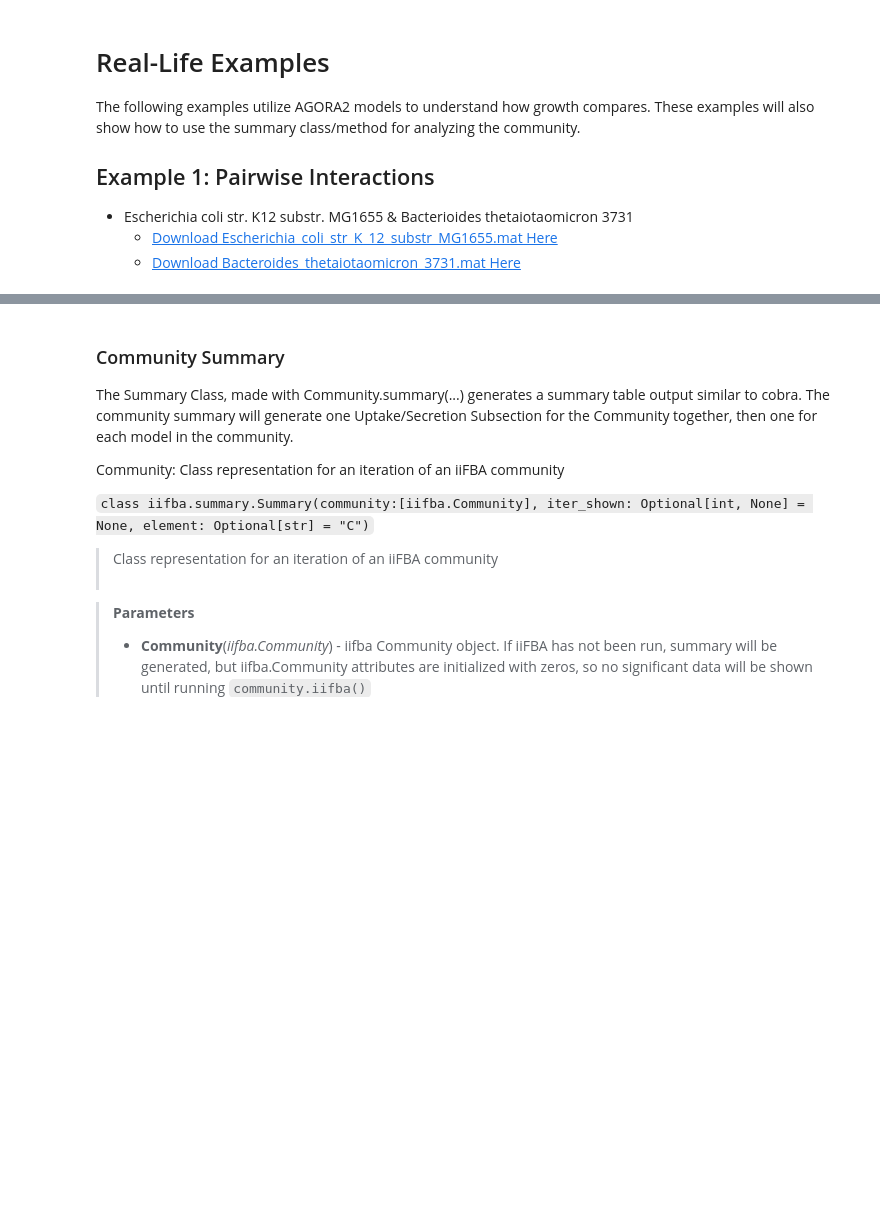
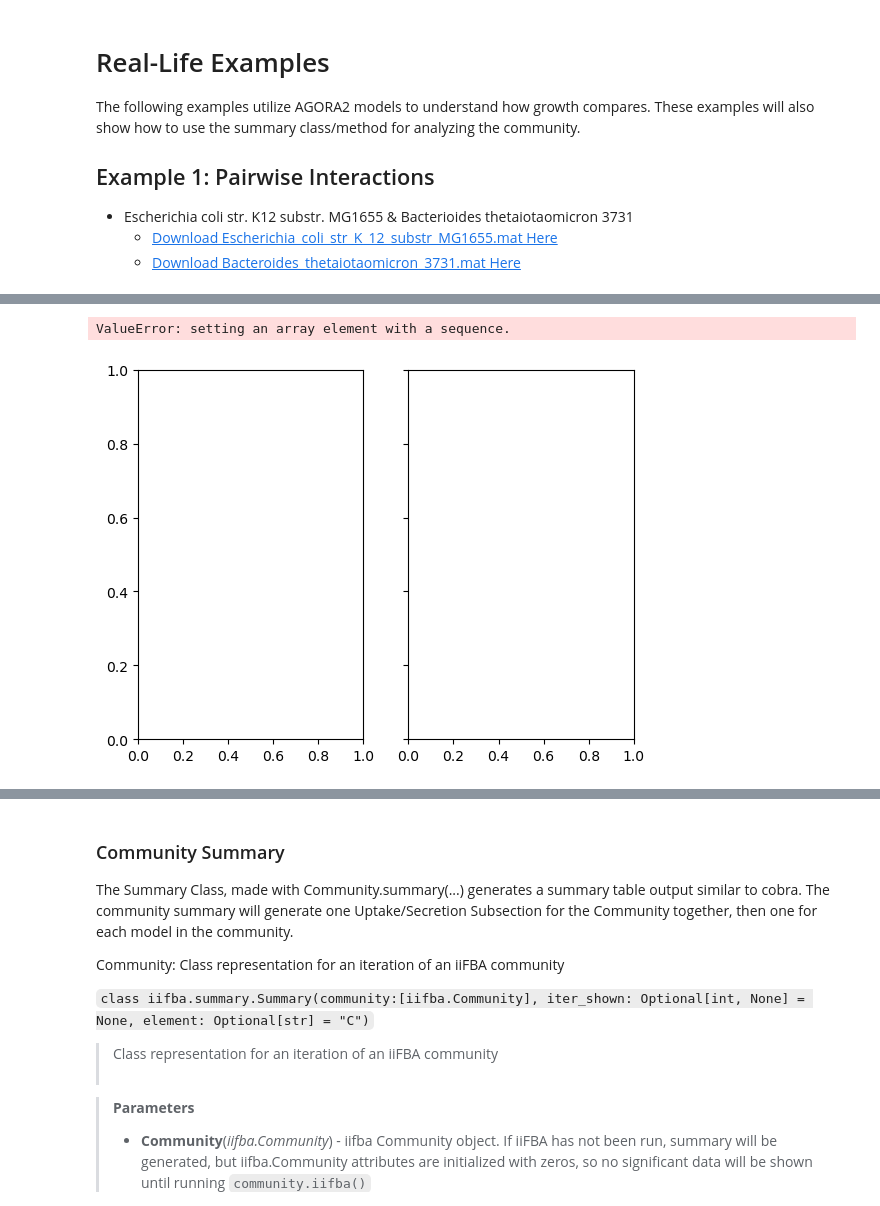
Before and after one commit to m-3-lab/iiFBA, a Jupyter notebook: Examples/iifba_utilization.ipynb, the cells around one changed output, grey strips where cells are left out. Drawn from its saved outputs; the diff is of its cells as text; code cells hidden in the pictures; blank space fills up the shorter version.

Commit message:
update comm object
change some examples, add new comm object (will remove old)

```diff
--- a/Examples/iifba_utilization.ipynb
+++ b/Examples/iifba_utilization.ipynb
@@ -590,0 +642,31 @@ Convergence achieved.
+# %%
+# V:,j* x fn,j* /V:,j*@ a
+import matplotlib.pyplot as plt
+
+#plot model results
+fig, ax = plt.subplots(1,2, sharey=True)
+print(org_flux.loc[0, :]["biomass525"])
+ax[0] = iifba.iifba_vis(org_flux.loc[0, :]["biomass525"], ax=ax[0])
+ax[1] = iifba.iifba_vis(org_flux.loc[1, :]["bio1"], ax=ax[1])
+
+# set titles for readability
+ax[0].set_title(f"E. coli ($a_0 = 0.5$)")
+ax[1].set_title(f"B. theta ($a_1 = 0.5$)")
+fig.suptitle(f"Community Cumulative Biomass over {community.iters} Iterations")
+fig.tight_layout()
+
+# compared to cobrapy FBA
+for ex, flux in media.items():
+	if ex in EC.exchanges:
+		EC.exchanges.get_by_id(ex).lower_bound = flux
+print("E. coli FBA Objective:  ", EC.optimize().objective_value)
+print("E. coli iiFBA Objective:", org_flux.loc[0, :]["biomass525"].sum())
+
+for ex, flux in media.items():
+	if ex in BT.exchanges:
+		BT.exchanges.get_by_id(ex).lower_bound = flux
+print("\nB. theta FBA Objective:  ", BT.optimize().objective_value)
+print("B. theta iiFBA Objective:", org_flux.loc[1, :]["bio1"].sum())
+# %% [output]
+ValueError: setting an array element with a sequence.
+[figure, added]
```
Also changed, not shown: parts of 7 cells of this notebook, 16 other files.
